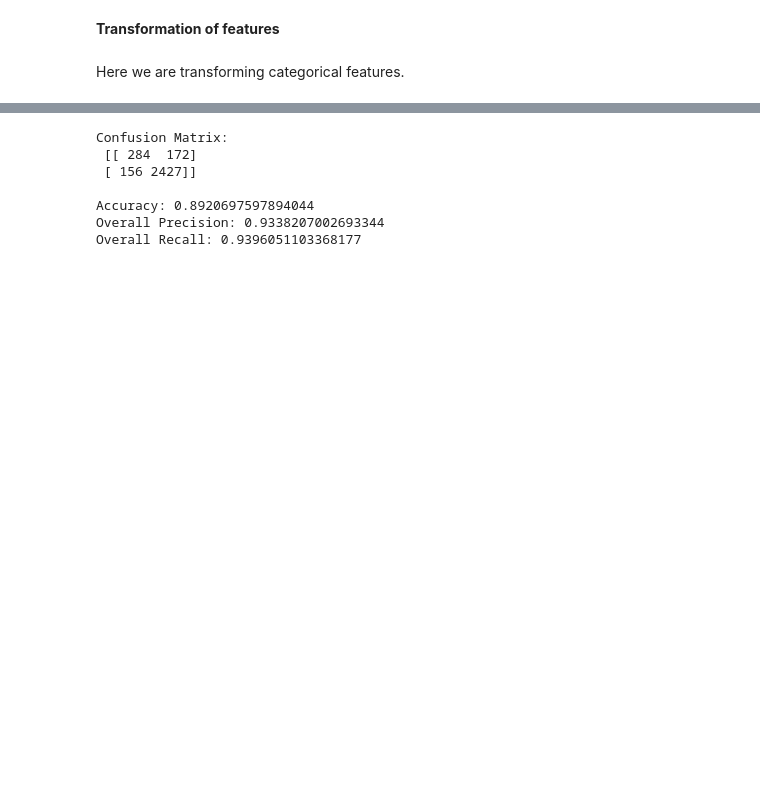
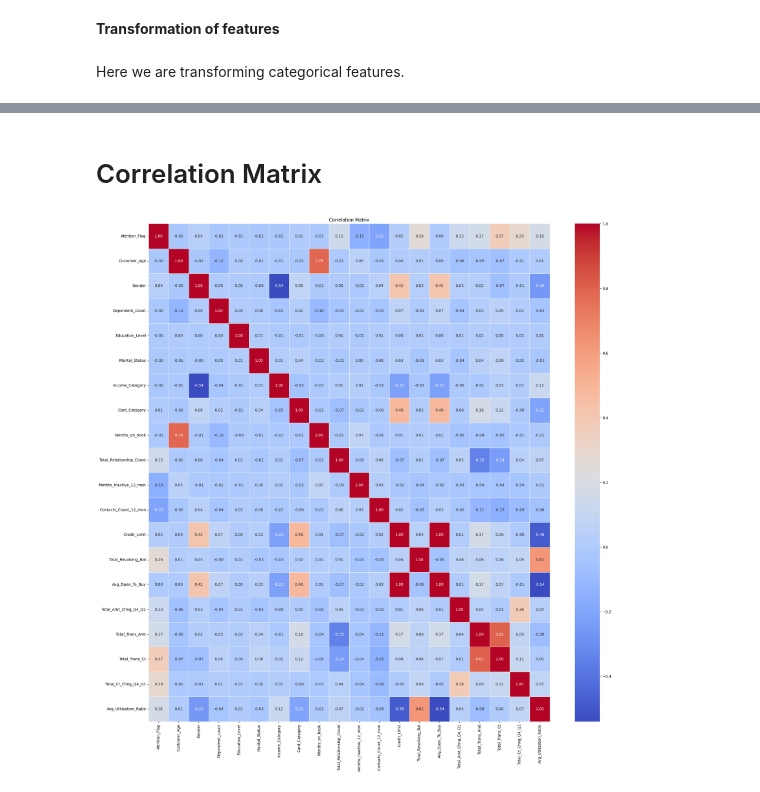
Before and after one commit to MJMcManaman/ITEC4305A1, a Jupyter notebook: CreditCardCustomer.ipynb, the cells around one changed output, grey strips where cells are left out. Cells and saved outputs as stored; diff of their text form; code cells hidden in the pictures; blank space fills up the shorter version.

```diff
--- a/CreditCardCustomer.ipynb
+++ b/CreditCardCustomer.ipynb
@@ -201,11 +235,3 @@ _______
 **Transformation of features**
 # %% [markdown]
 Here we are transforming categorical features.
-# %%
-from sklearn.preprocessing import OrdinalEncoder
-for col in df.columns:
-    if df[col].dtype == 'object':
-        ordinal_encoder = OrdinalEncoder()
-        df[col] = ordinal_encoder.fit_transform(df[col].values.reshape(-1, 1))
-
-df.head(10)
@@ -223,0 +238,29 @@ df.head(10)
+# %%
+from sklearn.preprocessing import LabelEncoder
+import pandas as pd
+import seaborn as sns
+import matplotlib.pyplot as plt
+
+# List of categorical features excluding the target 'Attrition_Flag'
+categorical_features = ['Gender', 'Education_Level', 'Marital_Status', 'Income_Category', 'Card_Category']
+
+# Create a copy of the dataframe to avoid modifying the original data
+df_encoded = df.copy()
+
+# Apply LabelEncoder to each categorical feature
+label_encoders = {}
+for feature in categorical_features:
+    labelEncoder = LabelEncoder()
+    df_encoded[feature] = labelEncoder.fit_transform(df_encoded[feature])
+    label_encoders[feature] = labelEncoder
+
+# Convert Attrition_Flag (Target Variable) to 0 and 1
+label_encoder_attrition = LabelEncoder()
+df_encoded['Attrition_Flag'] = label_encoder_attrition.fit_transform(df_encoded['Attrition_Flag'])
+
+# Store the encoder for future use (optional)
+label_encoders['Attrition_Flag'] = label_encoder_attrition
+
+# make sure all data are numeric
+print(df_encoded.dtypes)
+df_encoded.head()
@@ -312,27 +308,0 @@ Overall Recall: 0.94579945799458
-# %%
-from sklearn.metrics import confusion_matrix
-from sklearn.metrics import accuracy_score
-from sklearn.metrics import precision_score, recall_score
-
-pipeline.set_params(classifier=gnb)
-# Fit the pipeline on the training data
-pipeline.fit(X_train, y_train)
-
-# Get predictions from test data
-predictions = pipeline.predict(X_test)
-
-# Get evaluation metrics
-cm = confusion_matrix(y_test, predictions)
-#Complete this part#
-print('Confusion Matrix:\n',cm, '\n')
-print('Accuracy:', accuracy_score(y_test, predictions))#Complete this part#
-print("Overall Precision:", precision_score(y_test, predictions))#Complete this part#
-print("Overall Recall:", recall_score(y_test, predictions))#Complete this part#
-# %% [output]
-Confusion Matrix:
- [[ 284  172]
- [ 156 2427]]
-
-Accuracy: 0.8920697597894044
-Overall Precision: 0.9338207002693344
-Overall Recall: 0.9396051103368177
@@ -357,0 +309,11 @@ print("Overall Recall:", recall_score(y_test, predictions))#Complete this part#
+# %% [markdown]
+# Correlation Matrix
+# %%
+correlation_matrix = df_encoded.corr()
+
+plt.figure(figsize = (24,24))
+sns.heatmap(correlation_matrix, annot = True, cmap = 'coolwarm', fmt = '.2f', linewidths = 0.5)
+plt.title("Correlation Matrix")
+plt.show()
+# %% [output]
+[figure, added]
```
Also changed, not shown: parts of 38 cells of this notebook.
